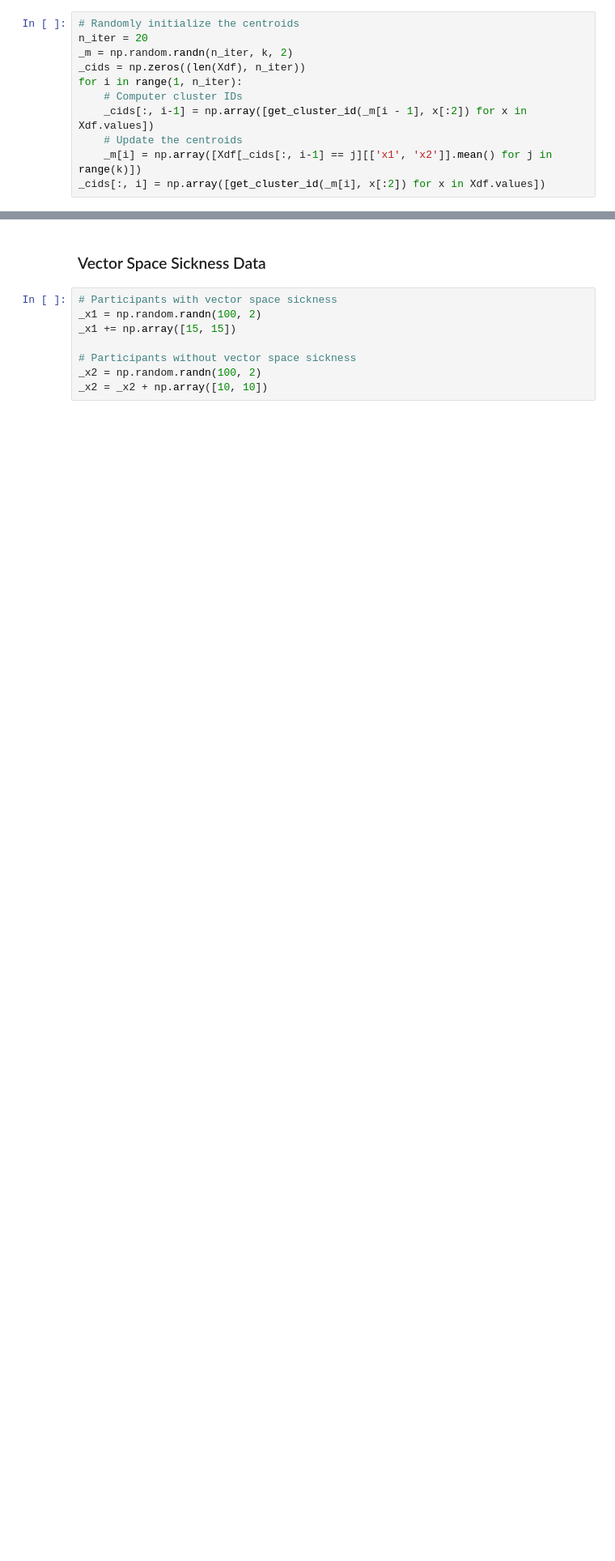
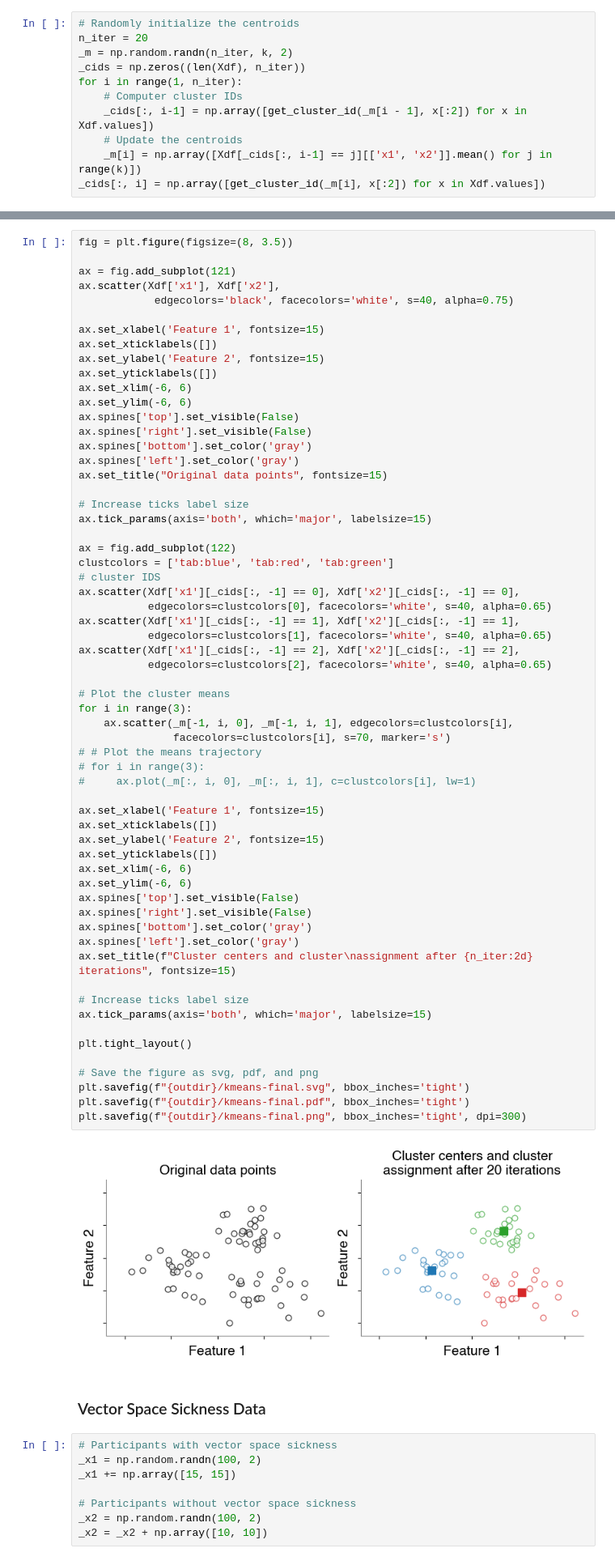
Before and after one commit to siva82kb/aladanotes, a Jupyter notebook: notebooks/chapter01/chapter01.ipynb, the cells around one changed output, grey strips where cells are left out. Shown at 81% size. Drawn from its saved outputs; the diff is of its cells as text; blank space fills up the shorter version.

Commit message:
Created some additional figures.

```diff
--- a/notebooks/chapter01/chapter01.ipynb
+++ b/notebooks/chapter01/chapter01.ipynb
@@ -427,6 +427,69 @@ plt.savefig(f"{outdir}/kmeans-algo.pdf", bbox_inches='tight')
 plt.savefig(f"{outdir}/kmeans-algo.png", bbox_inches='tight', dpi=300)
 # %% [output]
 [figure]
+# %%
+fig = plt.figure(figsize=(8, 3.5))
+
+ax = fig.add_subplot(121)
+ax.scatter(Xdf['x1'], Xdf['x2'],
+            edgecolors='black', facecolors='white', s=40, alpha=0.75)
+
+ax.set_xlabel('Feature 1', fontsize=15)
+ax.set_xticklabels([])
+ax.set_ylabel('Feature 2', fontsize=15)
+ax.set_yticklabels([])
+ax.set_xlim(-6, 6)
+ax.set_ylim(-6, 6)
+ax.spines['top'].set_visible(False)
+ax.spines['right'].set_visible(False)
+ax.spines['bottom'].set_color('gray')
+ax.spines['left'].set_color('gray')
+ax.set_title("Original data points", fontsize=15)
+
+# Increase ticks label size
+ax.tick_params(axis='both', which='major', labelsize=15)
+
+ax = fig.add_subplot(122)
+clustcolors = ['tab:blue', 'tab:red', 'tab:green']
+# cluster IDS
+ax.scatter(Xdf['x1'][_cids[:, -1] == 0], Xdf['x2'][_cids[:, -1] == 0],
+           edgecolors=clustcolors[0], facecolors='white', s=40, alpha=0.65)
+ax.scatter(Xdf['x1'][_cids[:, -1] == 1], Xdf['x2'][_cids[:, -1] == 1],
+           edgecolors=clustcolors[1], facecolors='white', s=40, alpha=0.65)
+ax.scatter(Xdf['x1'][_cids[:, -1] == 2], Xdf['x2'][_cids[:, -1] == 2],
+           edgecolors=clustcolors[2], facecolors='white', s=40, alpha=0.65)
+
+# Plot the cluster means
+for i in range(3):
+    ax.scatter(_m[-1, i, 0], _m[-1, i, 1], edgecolors=clustcolors[i],
+               facecolors=clustcolors[i], s=70, marker='s')
+# # Plot the means trajectory
+# for i in range(3):
+#     ax.plot(_m[:, i, 0], _m[:, i, 1], c=clustcolors[i], lw=1)
+
+ax.set_xlabel('Feature 1', fontsize=15)
+ax.set_xticklabels([])
+ax.set_ylabel('Feature 2', fontsize=15)
+ax.set_yticklabels([])
+ax.set_xlim(-6, 6)
+ax.set_ylim(-6, 6)
+ax.spines['top'].set_visible(False)
+ax.spines['right'].set_visible(False)
+ax.spines['bottom'].set_color('gray')
+ax.spines['left'].set_color('gray')
+ax.set_title(f"Cluster centers and cluster\nassignment after {n_iter:2d} iterations", fontsize=15)
+
+# Increase ticks label size
+ax.tick_params(axis='both', which='major', labelsize=15)
+
+plt.tight_layout()
+
+# Save the figure as svg, pdf, and png
+plt.savefig(f"{outdir}/kmeans-final.svg", bbox_inches='tight')
+plt.savefig(f"{outdir}/kmeans-final.pdf", bbox_inches='tight')
+plt.savefig(f"{outdir}/kmeans-final.png", bbox_inches='tight', dpi=300)
+# %% [output]
+[figure, added]
 # %% [markdown]
 ### Vector Space Sickness Data
 # %%
```
Also changed, not shown: 15 other files.
